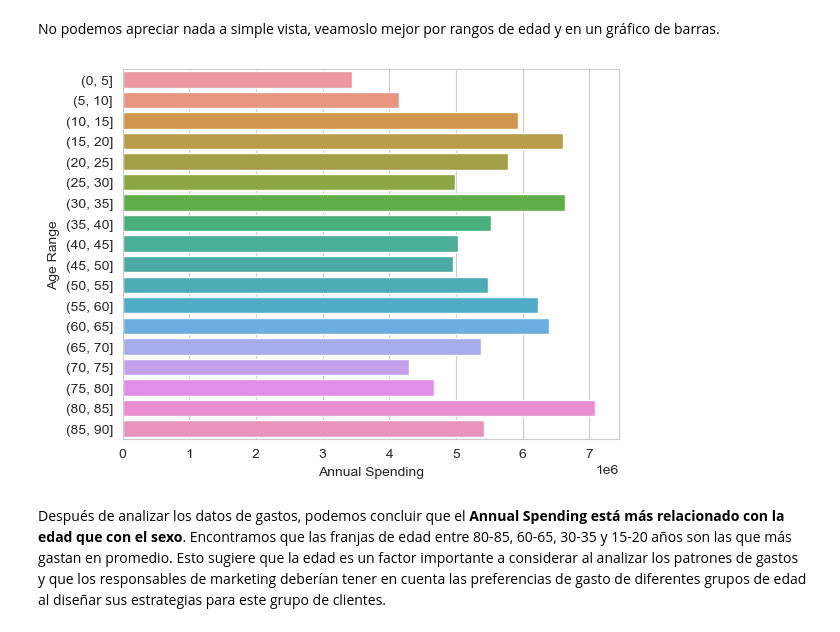
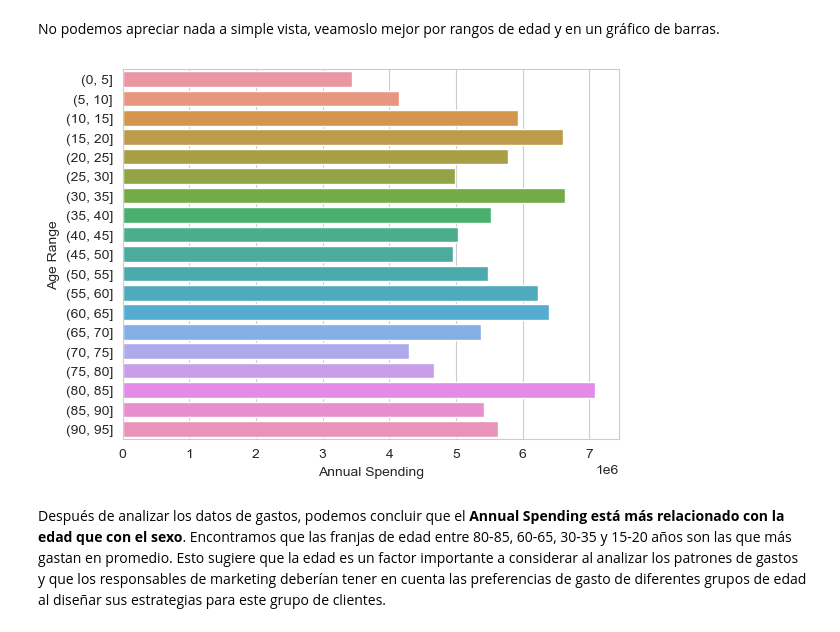
Before and after one commit to LauraDanielamg/TechnicalTestBipi, a Jupyter notebook: TechnicalTest.ipynb, the cells around one changed output. Cells and saved outputs as stored; diff of their text form; code cells hidden in the pictures.

Commit message:
Fix values of last question bar graph

```diff
--- a/TechnicalTest.ipynb
+++ b/TechnicalTest.ipynb
@@ -363,16 +363,16 @@ plt.show()
 No podemos apreciar nada a simple vista, veamoslo mejor por rangos de edad y en un gráfico de barras.
 # %%
 # crear una nueva columna con los rangos de edad
-df['Age Range'] = pd.cut(df['Age'], bins=list(range(0, 91, 5)))
+df['Age Range'] = pd.cut(df['Age'], bins=list(range(df['Age'].min(), df['Age'].max()+1, 5)))
 
 # agrupar los datos por rango de edad y sumar los gastos anuales
 gastos_edad = df.groupby('Age Range')['Annual Spending'].sum().reset_index()
 
 # crear un gráfico de barras
 sns.barplot(data=gastos_edad, x='Annual Spending', y='Age Range', orient='h')
 
 plt.show()
 # %% [output]
-[figure, old version]
+[figure, new version]
 # %% [markdown]
 Después de analizar los datos de gastos, podemos concluir que el **Annual Spending está más relacionado con la edad que con el sexo**. Encontramos que las franjas de edad entre 80-85, 60-65, 30-35 y 15-20 años son las que más gastan en promedio. Esto sugiere que la edad es un factor importante a considerar al analizar los patrones de gastos y que los responsables de marketing deberían tener en cuenta las preferencias de gasto de diferentes grupos de edad al diseñar sus estrategias para este grupo de clientes.
```
